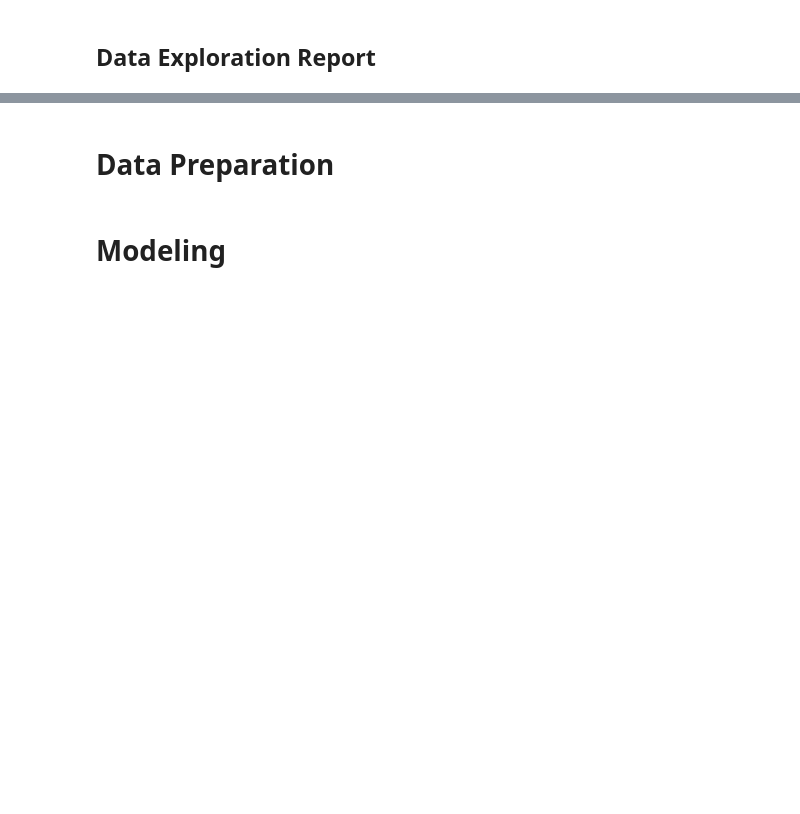
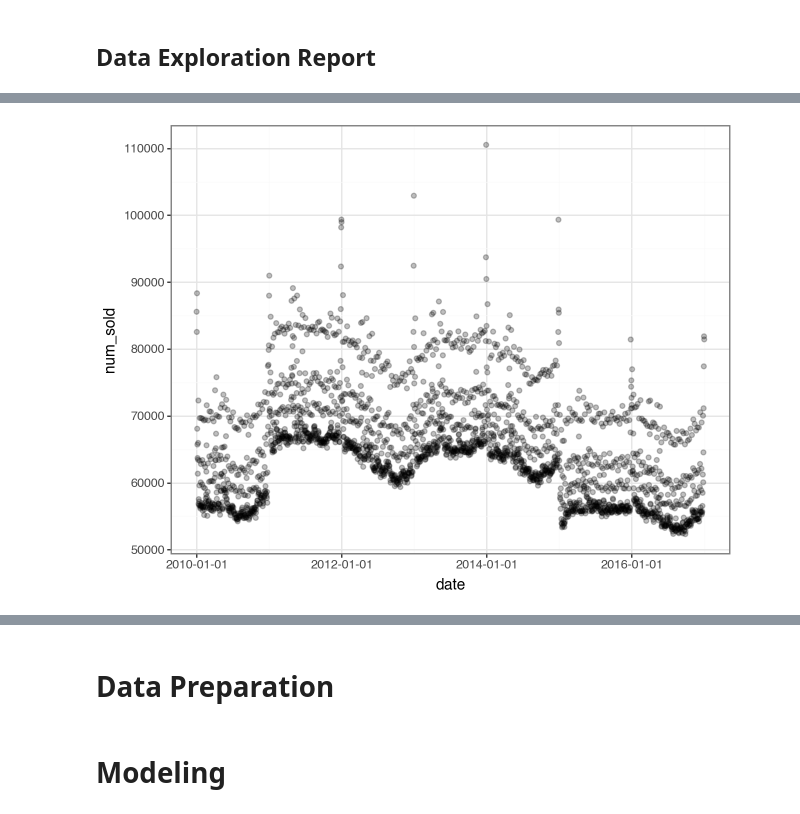
Before and after one commit to abrahamalex13/forecast_stickers_kaggle, a Jupyter notebook: notebooks/eda.ipynb, the cells around one changed output, grey strips where cells are left out. Cells and saved outputs as stored; diff of their text form; code cells hidden in the pictures; blank space fills up the shorter version.

```diff
--- a/notebooks/eda.ipynb
+++ b/notebooks/eda.ipynb
@@ -14,15 +15,19 @@ from datetime import timedelta
 # %% [markdown]
 # Load
 # %%
-sales_daily = pd.read_csv("./data/external/train.csv").assign(
+sales_daily = (
+    pd.read_csv("./data/external/train.csv")
+    .assign(
 
-    date = lambda df_: pd.to_datetime(df_['date']),
+        date = lambda df_: pd.to_datetime(df_['date']),
 
-    country_store = lambda df_: df_['country'].str.cat(df_['store'], sep='|'),
-    country_product = lambda df_: df_['country'].str.cat(df_['product'], sep='|'),
-    store_product = lambda df_: df_['store'].str.cat(df_['product'], sep='|'),
-    country_store_product = lambda df_: df_['country'].str.cat([df_['store'], df_['product']], sep='|')
+        country_store = lambda df_: df_['country'].str.cat(df_['store'], sep='|'),
+        country_product = lambda df_: df_['country'].str.cat(df_['product'], sep='|'),
+        store_product = lambda df_: df_['store'].str.cat(df_['product'], sep='|'),
+        country_store_product = lambda df_: df_['country'].str.cat([df_['store'], df_['product']], sep='|')
 
-    ).assign(series_id = lambda df_: df_['country_store_product'])
+    )
+    .assign(series_id = lambda df_: df_['country_store_product'])
+)
 # %%
 sales_daily.head()
@@ -240,0 +490,8 @@ sales_sample_daily = sales_daily.query("series_id == 'Norway|Premium Sticker Mar
+# %%
+(
+    p9.ggplot(sales_daily.groupby(['date'])[['num_sold']].agg('sum').reset_index(drop=False)) +
+    p9.theme_bw() +
+    p9.geom_point(p9.aes('date', 'num_sold'), alpha=0.25)
+)
+# %% [output]
+[figure, added]
```
Also changed, not shown: parts of 55 cells of this notebook.
